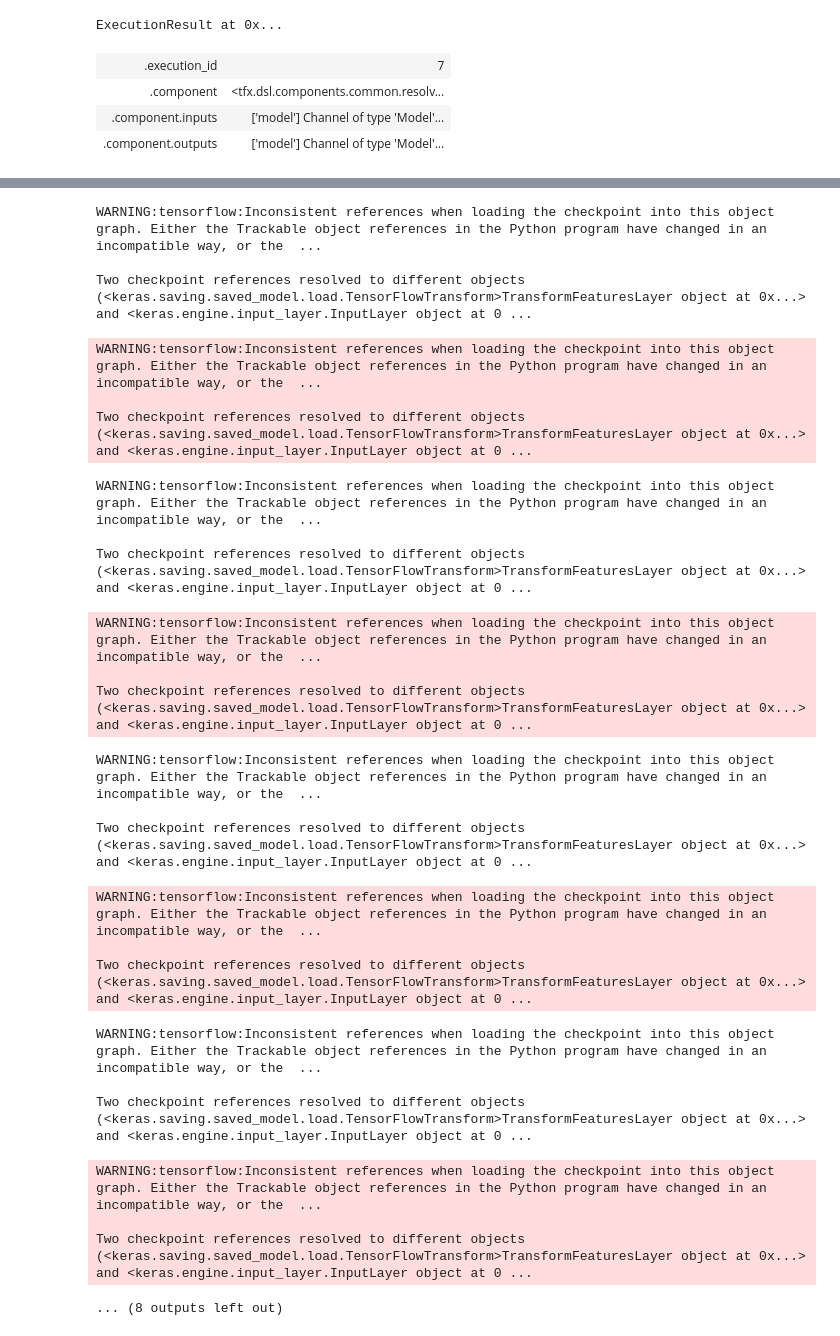
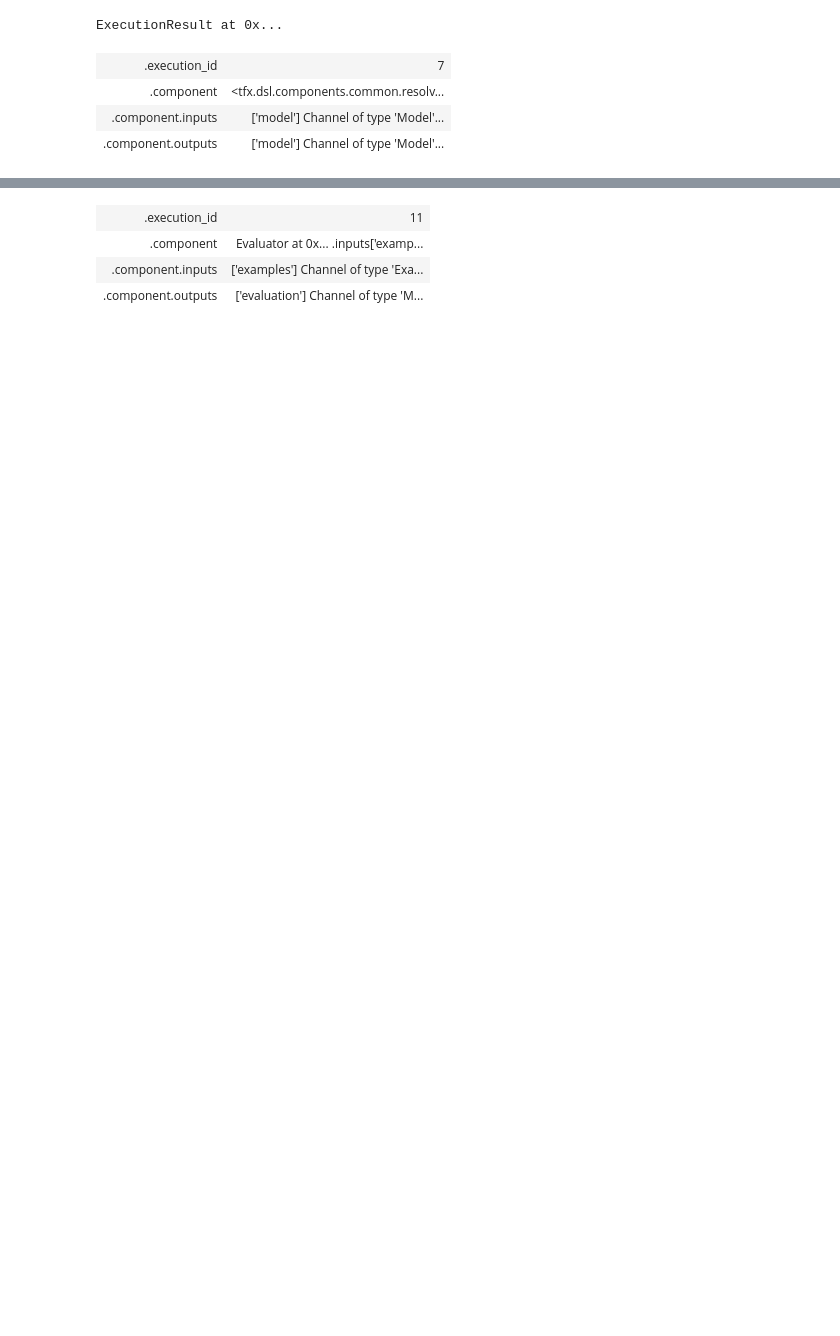
Before and after one commit to kabinja/covid-train, a Jupyter notebook: src/covid/train.ipynb, the cells around one changed output, grey strips where cells are left out. Cells and saved outputs as stored; diff of their text form; code cells hidden in the pictures; blank space fills up the shorter version.

Commit message:
working on tfma

```diff
--- a/src/covid/train.ipynb
+++ b/src/covid/train.ipynb
@@ -242,18 +236,18 @@ import tensorflow_model_analysis as tfma
 evaluator = Evaluator(
     examples=example_gen.outputs['examples'],
     model=trainer.outputs['model'],
-    #baseline_model=model_resolver.outputs['model'],
+    baseline_model=model_resolver.outputs['model'],
     eval_config=eval_config
 )
 
 context.run(evaluator)
 
+#output_path = evaluator.outputs['evaluation'].get()[0].uri
 
+# Load the evaluation results.
+#eval_result = tfma.load_eval_result(output_path)
 
-eval_result = evaluator.outputs['evaluation'].get()[0].uri
-tfma_result = tfma.load_eval_result(eval_result)
-
-print(tfma_result)
-
-tfma.view.render_plot(tfma_result)
+# Visualize the metrics and plots using tfma.view.render_slicing_metrics,
+# tfma.view.render_plot, etc.
+#tfma.view.render_slicing_metrics(eval_result)
 # %% [output]
@@ -273,25 +255,4 @@ WARNING:root:Make sure that locally built Python SDK docker image has Python 3.8
-WARNING:tensorflow:Inconsistent references when loading the checkpoint into this object graph. Either the Trackable object references in the Python program have changed in an incompatible way, or the  ...
-
-Two checkpoint references resolved to different objects (<keras.saving.saved_model.load.TensorFlowTransform>TransformFeaturesLayer object at 0x...> and <keras.engine.input_layer.InputLayer object at 0 ...
-WARNING:tensorflow:Inconsistent references when loading the checkpoint into this object graph. Either the Trackable object references in the Python program have changed in an incompatible way, or the  ...
-
-Two checkpoint references resolved to different objects (<keras.saving.saved_model.load.TensorFlowTransform>TransformFeaturesLayer object at 0x...> and <keras.engine.input_layer.InputLayer object at 0 ...
-WARNING:tensorflow:Inconsistent references when loading the checkpoint into this object graph. Either the Trackable object references in the Python program have changed in an incompatible way, or the  ...
-
-Two checkpoint references resolved to different objects (<keras.saving.saved_model.load.TensorFlowTransform>TransformFeaturesLayer object at 0x...> and <keras.engine.input_layer.InputLayer object at 0 ...
-WARNING:tensorflow:Inconsistent references when loading the checkpoint into this object graph. Either the Trackable object references in the Python program have changed in an incompatible way, or the  ...
-
-Two checkpoint references resolved to different objects (<keras.saving.saved_model.load.TensorFlowTransform>TransformFeaturesLayer object at 0x...> and <keras.engine.input_layer.InputLayer object at 0 ...
-WARNING:tensorflow:Inconsistent references when loading the checkpoint into this object graph. Either the Trackable object references in the Python program have changed in an incompatible way, or the  ...
-
-Two checkpoint references resolved to different objects (<keras.saving.saved_model.load.TensorFlowTransform>TransformFeaturesLayer object at 0x...> and <keras.engine.input_layer.InputLayer object at 0 ...
-WARNING:tensorflow:Inconsistent references when loading the checkpoint into this object graph. Either the Trackable object references in the Python program have changed in an incompatible way, or the  ...
-
-Two checkpoint references resolved to different objects (<keras.saving.saved_model.load.TensorFlowTransform>TransformFeaturesLayer object at 0x...> and <keras.engine.input_layer.InputLayer object at 0 ...
-WARNING:tensorflow:Inconsistent references when loading the checkpoint into this object graph. Either the Trackable object references in the Python program have changed in an incompatible way, or the  ...
-
-Two checkpoint references resolved to different objects (<keras.saving.saved_model.load.TensorFlowTransform>TransformFeaturesLayer object at 0x...> and <keras.engine.input_layer.InputLayer object at 0 ...
-WARNING:tensorflow:Inconsistent references when loading the checkpoint into this object graph. Either the Trackable object references in the Python program have changed in an incompatible way, or the  ...
-
-Two checkpoint references resolved to different objects (<keras.saving.saved_model.load.TensorFlowTransform>TransformFeaturesLayer object at 0x...> and <keras.engine.input_layer.InputLayer object at 0 ...
-... (8 outputs left out)
+| .execution_id | 11 |
+| .component | Evaluator at 0x... .inputs['examp... |
+| .component.inputs | ['examples'] Channel of type 'Exa... |
+| .component.outputs | ['evaluation'] Channel of type 'M... |
```
Also changed, not shown: parts of 7 cells of this notebook, 1 other file.
